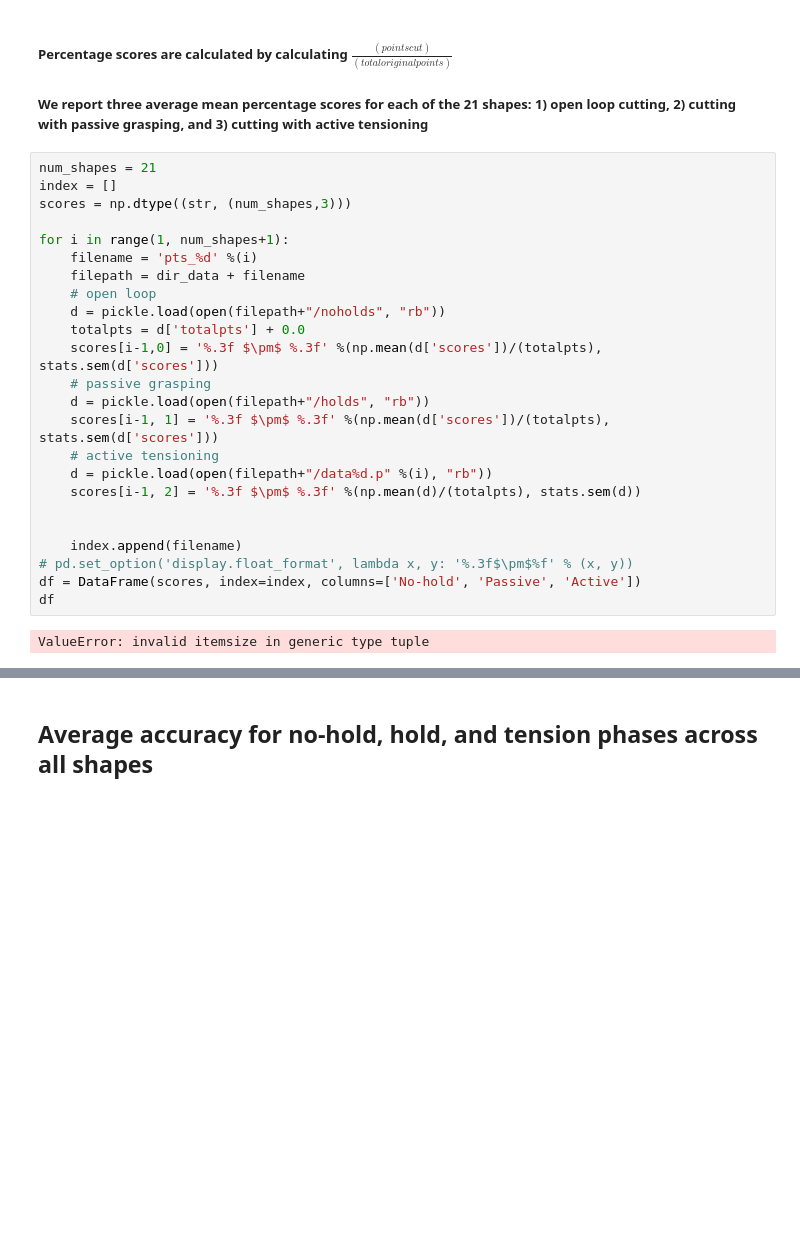
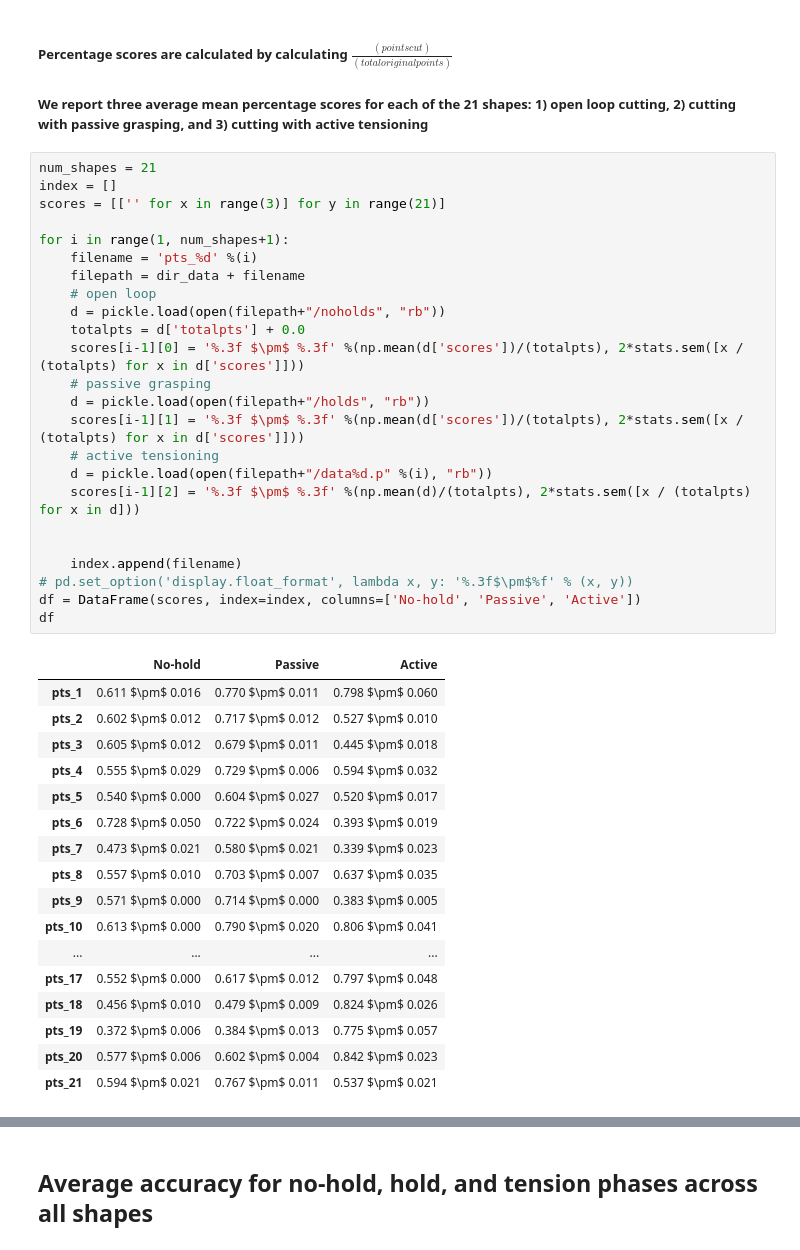
Before and after one commit to BerkeleyAutomation/cloth_simulation, a Jupyter notebook: Figures.ipynb, the cells around one changed output, grey strips where cells are left out. Saved outputs shown, nothing was run; the diff lists cells and outputs as text; blank space fills up the shorter version.

```diff
--- a/Figures.ipynb
+++ b/Figures.ipynb
@@ -69,27 +69,43 @@ for i in range(1, num_shapes+1):
 # %%
 num_shapes = 21
 index = []
-scores = np.dtype((str, (num_shapes,3)))
+scores = [['' for x in range(3)] for y in range(21)]
 
 for i in range(1, num_shapes+1):
     filename = 'pts_%d' %(i)
     filepath = dir_data + filename
     # open loop
     d = pickle.load(open(filepath+"/noholds", "rb"))
     totalpts = d['totalpts'] + 0.0
-    scores[i-1,0] = '%.3f $\pm$ %.3f' %(np.mean(d['scores'])/(totalpts), stats.sem(d['scores']))
+    scores[i-1][0] = '%.3f $\pm$ %.3f' %(np.mean(d['scores'])/(totalpts), 2*stats.sem([x / (totalpts) for x in d['scores']]))
     # passive grasping
     d = pickle.load(open(filepath+"/holds", "rb"))
-    scores[i-1, 1] = '%.3f $\pm$ %.3f' %(np.mean(d['scores'])/(totalpts), stats.sem(d['scores']))
+    scores[i-1][1] = '%.3f $\pm$ %.3f' %(np.mean(d['scores'])/(totalpts), 2*stats.sem([x / (totalpts) for x in d['scores']]))
     # active tensioning
     d = pickle.load(open(filepath+"/data%d.p" %(i), "rb"))
-    scores[i-1, 2] = '%.3f $\pm$ %.3f' %(np.mean(d)/(totalpts), stats.sem(d))
+    scores[i-1][2] = '%.3f $\pm$ %.3f' %(np.mean(d)/(totalpts), 2*stats.sem([x / (totalpts) for x in d]))
 
 
     index.append(filename)
 # pd.set_option('display.float_format', lambda x, y: '%.3f$\pm$%f' % (x, y))
 df = DataFrame(scores, index=index, columns=['No-hold', 'Passive', 'Active'])
 df
 # %% [output]
-ValueError: invalid itemsize in generic type tuple
+|  | No-hold | Passive | Active |
+| pts_1 | 0.611 $\pm$ 0.016 | 0.770 $\pm$ 0.011 | 0.798 $\pm$ 0.060 |
+| pts_2 | 0.602 $\pm$ 0.012 | 0.717 $\pm$ 0.012 | 0.527 $\pm$ 0.010 |
+| pts_3 | 0.605 $\pm$ 0.012 | 0.679 $\pm$ 0.011 | 0.445 $\pm$ 0.018 |
+| pts_4 | 0.555 $\pm$ 0.029 | 0.729 $\pm$ 0.006 | 0.594 $\pm$ 0.032 |
+| pts_5 | 0.540 $\pm$ 0.000 | 0.604 $\pm$ 0.027 | 0.520 $\pm$ 0.017 |
+| pts_6 | 0.728 $\pm$ 0.050 | 0.722 $\pm$ 0.024 | 0.393 $\pm$ 0.019 |
+| pts_7 | 0.473 $\pm$ 0.021 | 0.580 $\pm$ 0.021 | 0.339 $\pm$ 0.023 |
+| pts_8 | 0.557 $\pm$ 0.010 | 0.703 $\pm$ 0.007 | 0.637 $\pm$ 0.035 |
+| pts_9 | 0.571 $\pm$ 0.000 | 0.714 $\pm$ 0.000 | 0.383 $\pm$ 0.005 |
+| pts_10 | 0.613 $\pm$ 0.000 | 0.790 $\pm$ 0.020 | 0.806 $\pm$ 0.041 |
+| ... | ... | ... | ... |
+| pts_17 | 0.552 $\pm$ 0.000 | 0.617 $\pm$ 0.012 | 0.797 $\pm$ 0.048 |
+| pts_18 | 0.456 $\pm$ 0.010 | 0.479 $\pm$ 0.009 | 0.824 $\pm$ 0.026 |
+| pts_19 | 0.372 $\pm$ 0.006 | 0.384 $\pm$ 0.013 | 0.775 $\pm$ 0.057 |
+| pts_20 | 0.577 $\pm$ 0.006 | 0.602 $\pm$ 0.004 | 0.842 $\pm$ 0.023 |
+| pts_21 | 0.594 $\pm$ 0.021 | 0.767 $\pm$ 0.011 | 0.537 $\pm$ 0.021 |
 # %%
```
Also changed, not shown: parts of 1 cell of this notebook.
